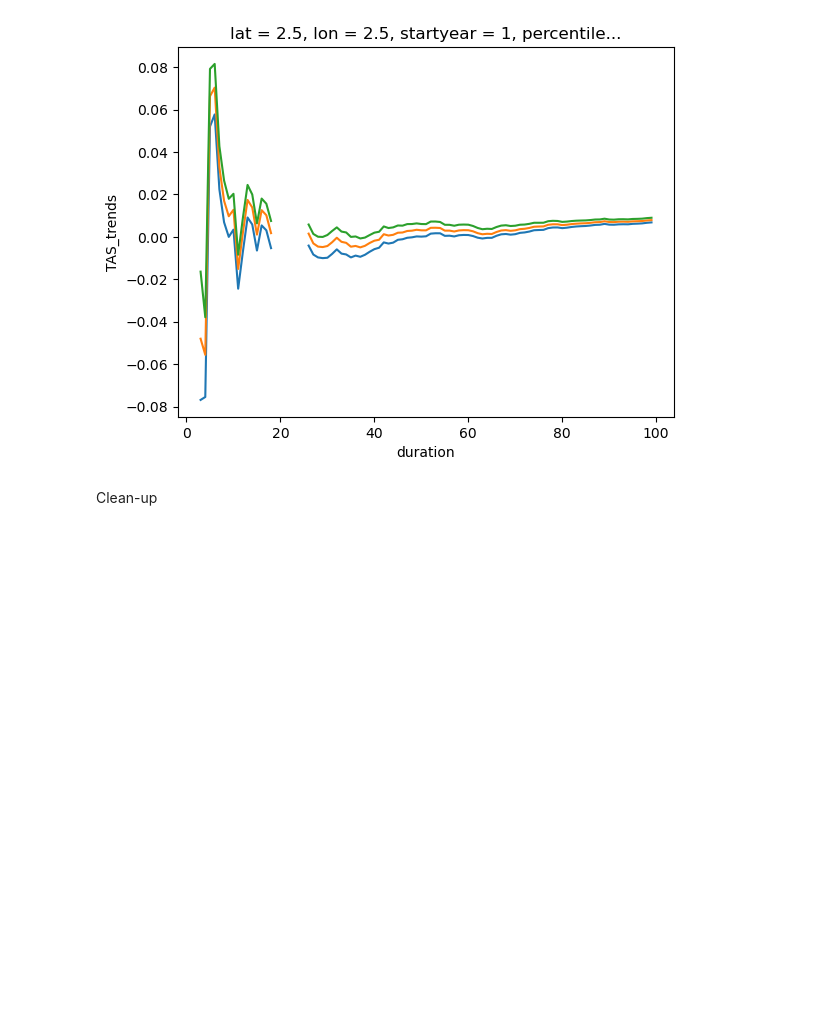
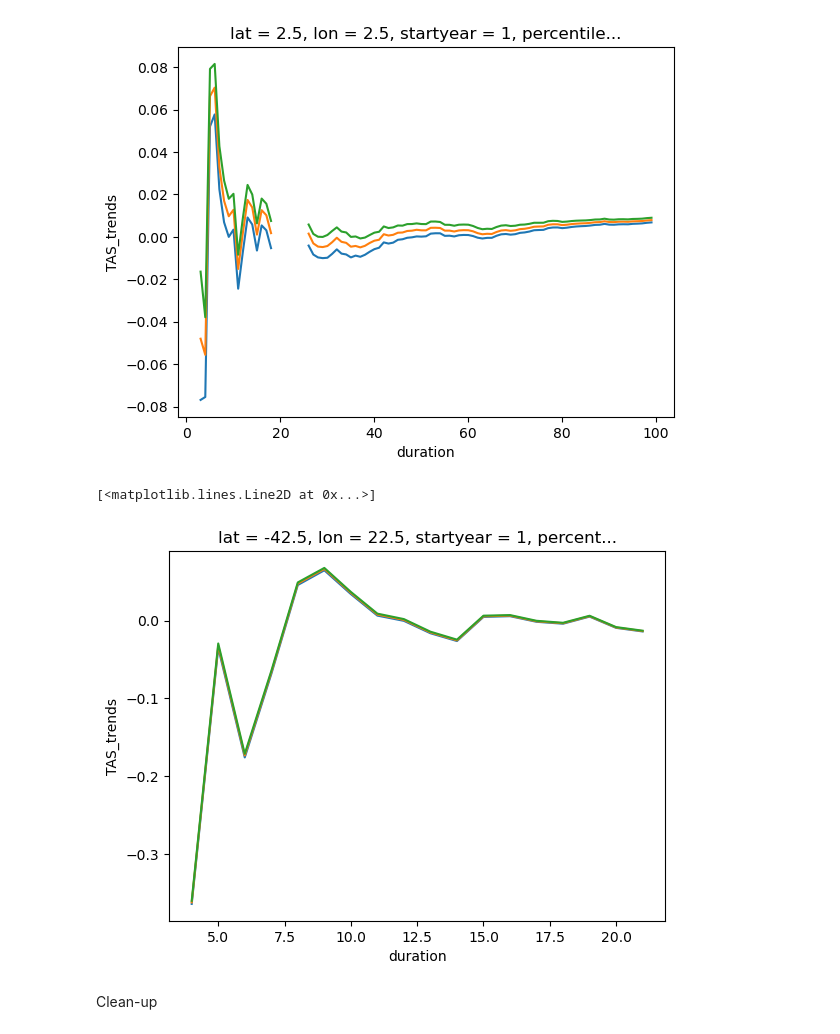
Before and after one commit to jshaw35/internalvar-vs-obsunc, a Jupyter notebook: preprocess_obs3/preprocess10.3_trendpercentiles_movingstartdate.ipynb, the cells around one changed output. Saved outputs shown, nothing was run; the diff lists cells and outputs as text; code cells hidden in the pictures; blank space fills up the shorter version.

```diff
--- a/preprocess_obs3/preprocess10.3_trendpercentiles_movingstartdate.ipynb
+++ b/preprocess_obs3/preprocess10.3_trendpercentiles_movingstartdate.ipynb
@@ -302,6 +302,16 @@ dcent_unfilled_5x5_trends_percentiles["TAS_trends"].sel(lat=2.5, lon=2.5, percen
 # %% [output]
 [<matplotlib.lines.Line2D at 0x...>]
 [figure]
+# %%
+testlat = -42.5
+testlon = 22.5
+
+dcent_unfilled_5x5_trends_percentiles["TAS_trends"].sel(lat=testlat, lon=testlon, percentile=0.025).plot()
+dcent_unfilled_5x5_trends_percentiles["TAS_trends"].sel(lat=testlat, lon=testlon, percentile=0.5).plot()
+dcent_unfilled_5x5_trends_percentiles["TAS_trends"].sel(lat=testlat, lon=testlon, percentile=0.975).plot()
+# %% [output]
+[<matplotlib.lines.Line2D at 0x...>]
+[figure, added]
 # %% [markdown]
 Clean-up
 # %%
```
Also changed, not shown: 5 other files.
